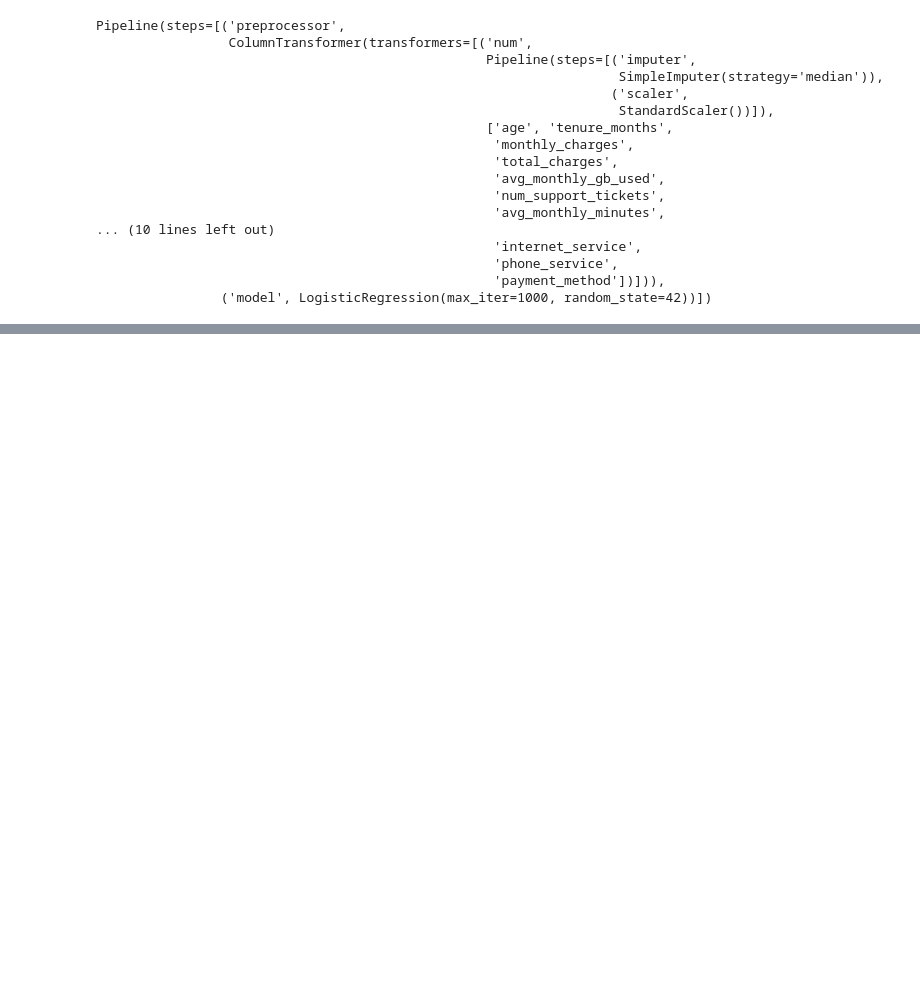
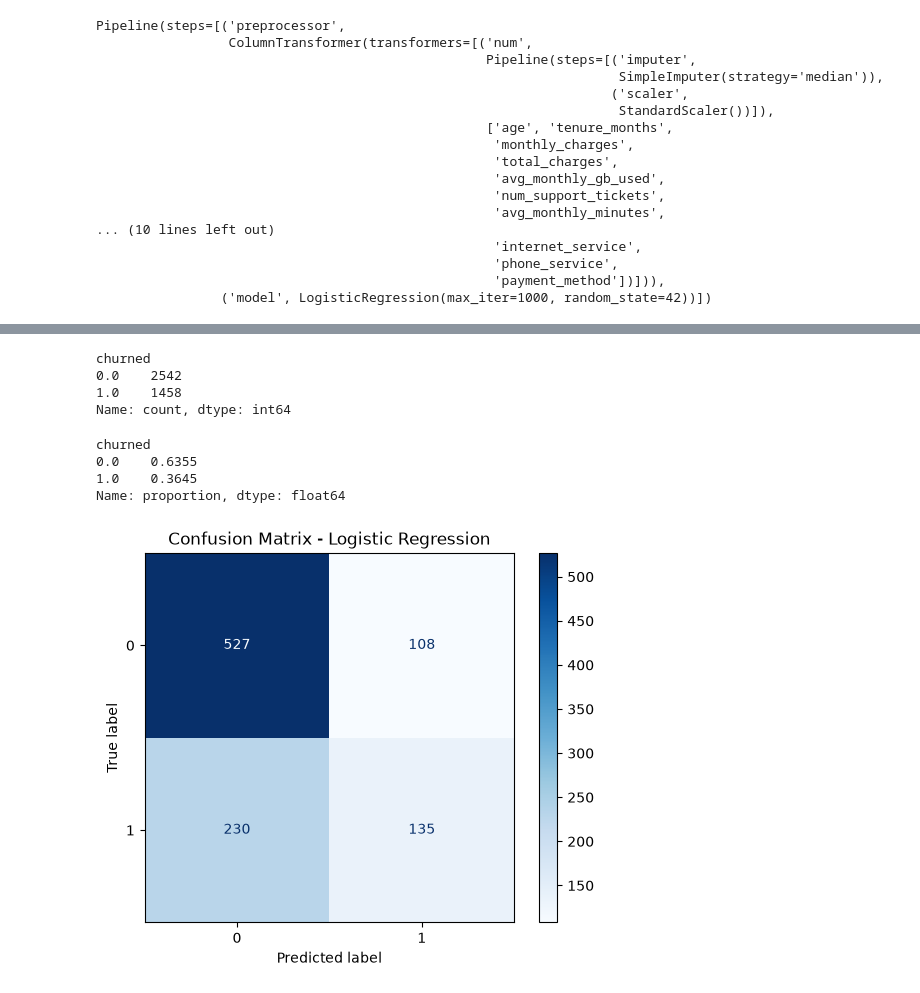
Before and after one commit to imusr/TeleconnectAIwork, a Jupyter notebook: teleconnectai/notebooks/03_model_training.ipynb, the cells around one changed output, grey strips where cells are left out. Saved outputs shown, nothing was run; the diff lists cells and outputs as text; code cells hidden in the pictures; blank space fills up the shorter version.

Commit message:
model training completed & saved model pkl

```diff
--- a/teleconnectai/notebooks/03_model_training.ipynb
+++ b/teleconnectai/notebooks/03_model_training.ipynb
@@ -179,3 +179,7 @@ Pipeline(steps=[('preprocessor',
                                                    'phone_service',
                                                    'payment_method'])])),
                 ('model', LogisticRegression(max_iter=1000, random_state=42))])
+# %%
+logistic_pred = logistic_pipeline.predict(X_test)
+
+logistic_prob = logistic_pipeline.predict_proba(X_test)[:,1]
@@ -181,0 +304,30 @@ Pipeline(steps=[('preprocessor',
+# %%
+y_train.value_counts()
+# %% [output]
+churned
+0.0    2542
+1.0    1458
+Name: count, dtype: int64
+# %%
+y_train.value_counts(normalize=True)
+# %% [output]
+churned
+0.0    0.6355
+1.0    0.3645
+Name: proportion, dtype: float64
+# %%
+from sklearn.metrics import confusion_matrix, ConfusionMatrixDisplay
+
+cm = confusion_matrix(y_test, logistic_pred)
+
+disp = ConfusionMatrixDisplay(
+    confusion_matrix=cm
+)
+
+disp.plot(cmap="Blues")
+
+plt.title("Confusion Matrix - Logistic Regression")
+
+plt.show()
+# %% [output]
+[figure, added]
```
Also changed, not shown: parts of 22 cells of this notebook, 2 other files.
